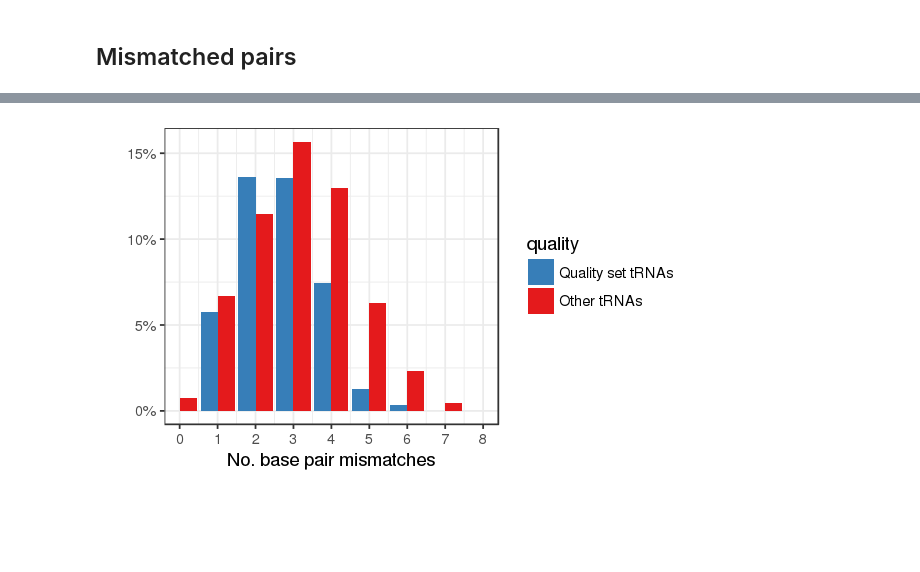
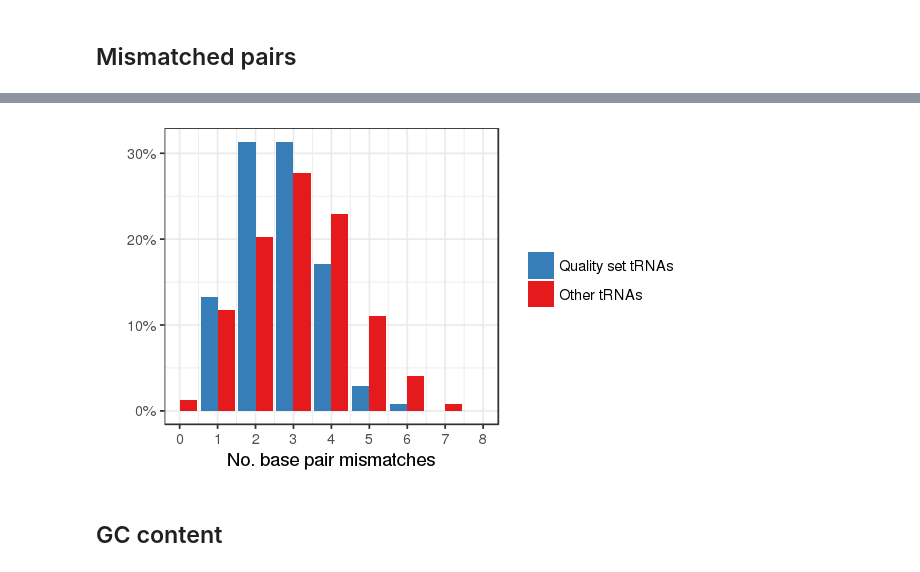
Before and after one commit to bylin/euk-features, a Jupyter notebook: notebooks/quality-set-IDEs.ipynb, the cells around one changed output, grey strips where cells are left out. Drawn from its saved outputs; the diff is of its cells as text; code cells hidden in the pictures; blank space fills up the shorter version.

```diff
--- a/notebooks/quality-set-IDEs.ipynb
+++ b/notebooks/quality-set-IDEs.ipynb
@@ -99,17 +89,23 @@ Warning message:
 paired_positions = c('X2.71', 'X3.70', 'X4.69', 'X5.68', 'X6.67', 'X7.66', 'X10.25', 'X11.24', 'X12.23', 'X13.22', 'X27.43', 'X28.42', 'X29.41', 'X30.40', 'X31.39', 'X49.65', 'X50.64', 'X51.63', 'X52.62', 'X53.61')
 mm_pairs = c("A:A", "G:G", "C:C", "U:U", "A:G", "A:C", "C:A", "C:U", "G:A", "U:C")
 mismatched = identities %>% select(one_of("quality", paired_positions)) %>%
-  mutate(quality=ifelse(quality, "Quality set tRNAs", "Other tRNAs")) %>%
-  mutate(quality=factor(quality, levels=c("Quality set tRNAs", "Other tRNAs"))) %>%
+  mutate(quality=factor(ifelse(quality, "Quality set tRNAs", "Other tRNAs"), levels=c("Quality set tRNAs", "Other tRNAs"))) %>%
   rowwise() %>%
-  mutate(npairs=sum(c(X2.71 %in% mm_pairs), (X3.70 %in% mm_pairs), (X4.69 %in% mm_pairs), (X5.68 %in% mm_pairs), (X6.67 %in% mm_pairs), (X7.66 %in% mm_pairs), (X10.25 %in% mm_pairs), (X11.24 %in% mm_pairs), (X12.23 %in% mm_pairs), (X13.22 %in% mm_pairs), (X27.43 %in% mm_pairs), (X28.42 %in% mm_pairs), (X29.41 %in% mm_pairs), (X30.40 %in% mm_pairs), (X31.39 %in% mm_pairs), (X49.65 %in% mm_pairs), (X50.64 %in% mm_pairs), (X51.63 %in% mm_pairs), (X52.62 %in% mm_pairs), (X53.61 %in% mm_pairs)))
+  mutate(npairs=sum(c(X2.71 %in% mm_pairs), (X3.70 %in% mm_pairs), (X4.69 %in% mm_pairs), (X5.68 %in% mm_pairs), (X6.67 %in% mm_pairs), (X7.66 %in% mm_pairs), (X10.25 %in% mm_pairs), (X11.24 %in% mm_pairs), (X12.23 %in% mm_pairs), (X13.22 %in% mm_pairs), (X27.43 %in% mm_pairs), (X28.42 %in% mm_pairs), (X29.41 %in% mm_pairs), (X30.40 %in% mm_pairs), (X31.39 %in% mm_pairs), (X49.65 %in% mm_pairs), (X50.64 %in% mm_pairs), (X51.63 %in% mm_pairs), (X52.62 %in% mm_pairs), (X53.61 %in% mm_pairs))) %>%
+  ungroup() %>%
+  group_by(quality) %>%
+  mutate(freq=n()) %>%
+  group_by(quality, npairs, freq) %>%
+  summarize(count=n()) %>%
+  mutate(freq=count/freq)
 # %%
 options(repr.plot.width=5, repr.plot.height=3)
 mismatched %>% ggplot() +
-  geom_bar(aes(x=npairs, y=(..count..)/sum(..count..), fill=quality), position='dodge') +
+  geom_bar(aes(x=npairs, y=freq, fill=quality), stat='identity', position='dodge') +
   scale_x_continuous(limits=c(0, 8), breaks=c(0, 1, 2, 3, 4, 5, 6, 7, 8)) +
   scale_y_continuous(labels=percent_format()) +
   scale_fill_manual(values=rev(brewer.pal(3, "Set1")[1:2])) +
-  ylab("") + xlab("No. base pair mismatches")
+  ylab("") + xlab("No. base pair mismatches") +
+  guides(fill=guide_legend(title=NULL))
 # %% [output]
 Warning message:
@@ -118 +113,3 @@ Warning message:
-[figure, old version]
+[figure, new version]
+# %% [markdown]
+## GC content
```
Also changed, not shown: parts of 5 cells of this notebook.
